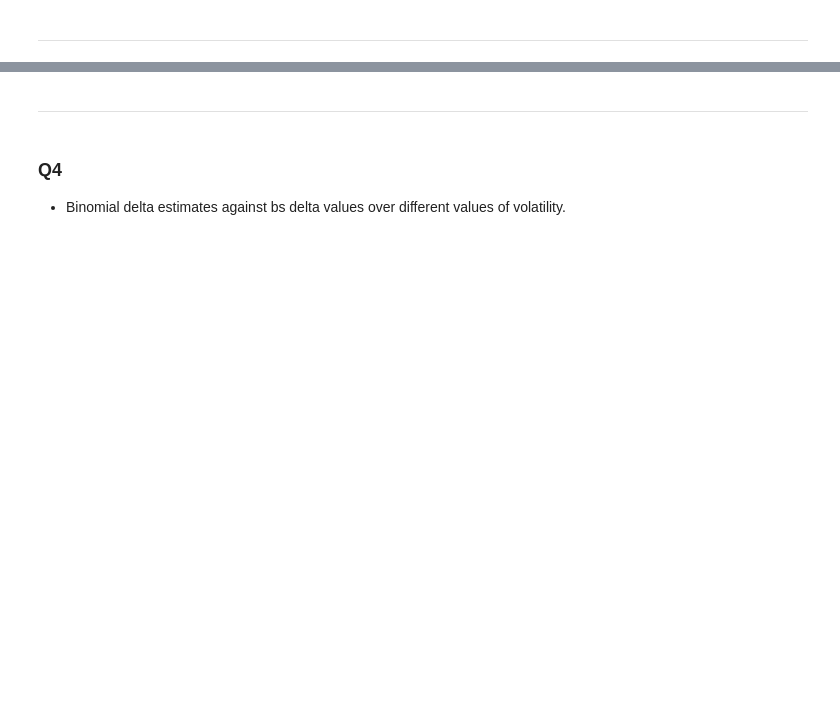
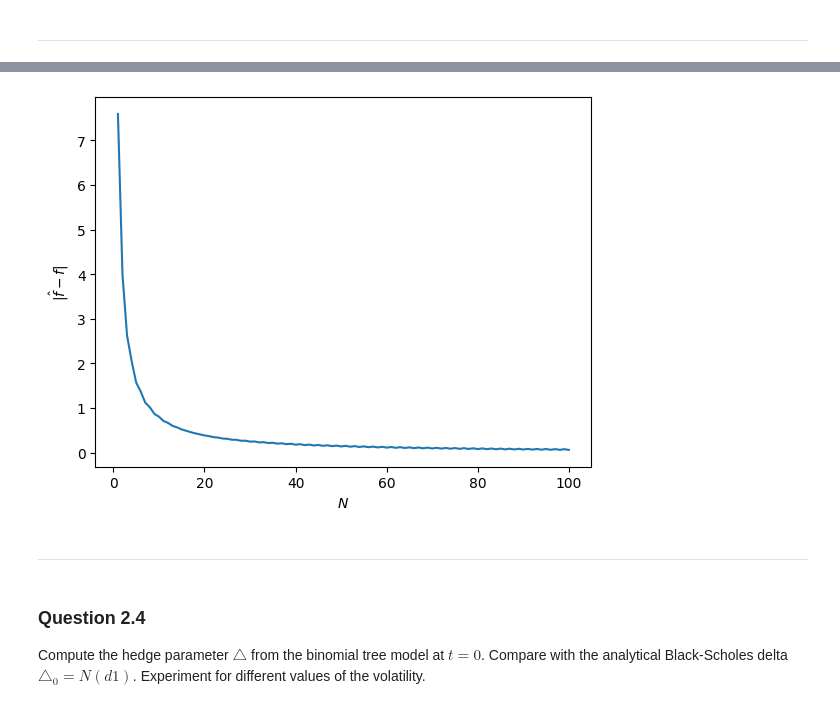
Before and after one commit to DKLEINLEUNK/BlackScholes, a Jupyter notebook: results.ipynb, the cells around one changed output, grey strips where cells are left out. Saved outputs shown, nothing was run; the diff lists cells and outputs as text; code cells hidden in the pictures; blank space fills up the shorter version.

```diff
--- a/results.ipynb
+++ b/results.ipynb
@@ -56,19 +150,0 @@ plt.show()
-# %%
-# parameters
-T = 1        # maturity (years)
-K = 99       # strike price at t = T
-r = 0.06     # interest rate
-S_0 = 100    # stock price at t = 0
-sigma = 0.2  # volatility
-# %%
-Ns = np.arange(1, 501)  # is volatility necessarily positive and bounded to 100%?
-
-binom_ests = []
-bs_ests = []
-
-for n in Ns:
-    binom_tree = buildTree(S_0, sigma, T, n)
-    binom_ests.append(valueOptionBinomial(binom_tree , T, r , K, sigma, return_tree=False))
-    bs_ests.append(valueOptionBlackScholes(S_0, K, r, sigma, T))
-
-differences = np.abs(np.array(binom_ests) - np.array(bs_ests))
@@ -75,3 +154,23 @@ differences = np.abs(np.array(binom_ests) - np.array(bs_ests))
+# %%
+# new parameters
+Ns = np.arange(1, 101)
+
+binom_ests = []
+bs_ests = []
+# %%
+# loop through number of steps and estimate approximation error
+for N in Ns:
+
+    # binomial tree
+    binom_tree = BinomialTreeValuation(S=S_0, vol=sigma, T=T, N=N)
+    value_EU_call = binom_tree.value_option(r=r, K=K, call_put='Call', option_type='EU')
+    binom_ests.append(value_EU_call)
+
+    # black-scholes
+    value_EU_call_bs = value_option_black_scholes(S_t=S_0, K=K, r=r, vol=sigma, tau=T)
+    bs_ests.append(value_EU_call_bs)
+
+differences = np.abs(np.array(binom_ests) - np.array(bs_ests))
 # %%
 # plot results
 plt.plot(Ns, binom_ests, label='Binomial tree')
@@ -83,12 +184,13 @@ plt.show()
 # %%
 # plot the differences
 plt.plot(Ns, differences)
 plt.xlabel('$N$')
 plt.ylabel('$|\\hat{f}-f|$')
-plt.yscale('log')
 plt.show()
+# %% [output]
+[figure, added]
 # %% [markdown]
 ---
-# %% [markdown]
-### Q4
-- Binomial delta estimates against bs delta values over different values of volatility.
+# %% [markdown]
+### **Question 2.4**
+Compute the hedge parameter $\triangle$ from the binomial tree model at $t = 0$. Compare with the analytical Black-Scholes delta $\triangle_0 = N(d1)$. Experiment for different values of the volatility.
```
Also changed, not shown: parts of 44 cells of this notebook, 4 other files.
